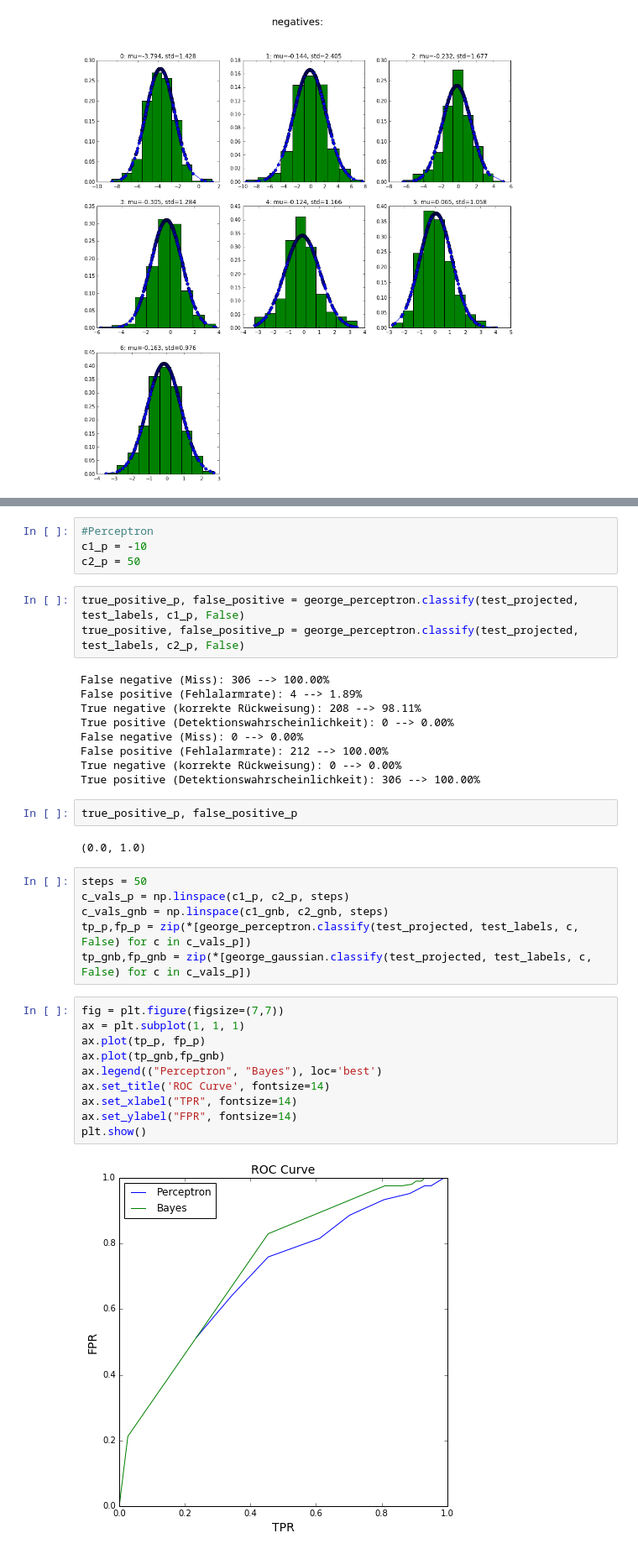
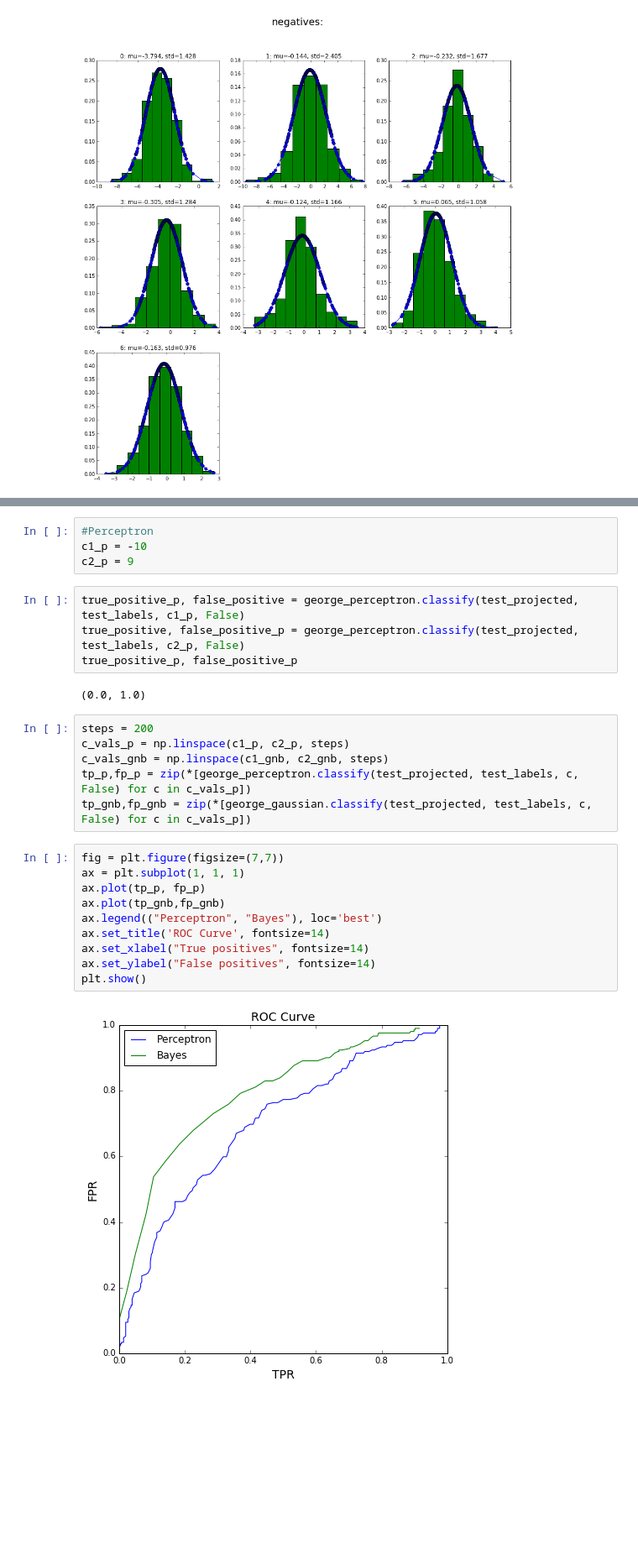
Before and after one commit to mahieke/maschinelles_lernen, a Jupyter notebook: a3/roc.ipynb, the cells around one changed output, grey strips where cells are left out. Shown at 84% size. Saved outputs shown, nothing was run; the diff lists cells and outputs as text; blank space fills up the shorter version.

```diff
--- a/a3/roc.ipynb
+++ b/a3/roc.ipynb
@@ -117,25 +107,15 @@ true_positive_gnb, false_positive_gnb
 # %%
 #Perceptron
 c1_p = -10
-c2_p = 50
+c2_p = 9
 # %%
 true_positive_p, false_positive = george_perceptron.classify(test_projected, test_labels, c1_p, False)
 true_positive, false_positive_p = george_perceptron.classify(test_projected, test_labels, c2_p, False)
+true_positive_p, false_positive_p
 # %% [output]
-False negative (Miss): 306 --> 100.00%
-False positive (Fehlalarmrate): 4 --> 1.89%
-True negative (korrekte Rückweisung): 208 --> 98.11%
-True positive (Detektionswahrscheinlichkeit): 0 --> 0.00%
-False negative (Miss): 0 --> 0.00%
-False positive (Fehlalarmrate): 212 --> 100.00%
-True negative (korrekte Rückweisung): 0 --> 0.00%
-True positive (Detektionswahrscheinlichkeit): 306 --> 100.00%
+(0.0, 1.0)
-# %%
-true_positive_p, false_positive_p
-# %% [output]
-(0.0, 1.0)
 # %%
-steps = 50
+steps = 200
 c_vals_p = np.linspace(c1_p, c2_p, steps)
 c_vals_gnb = np.linspace(c1_gnb, c2_gnb, steps)
 tp_p,fp_p = zip(*[george_perceptron.classify(test_projected, test_labels, c, False) for c in c_vals_p])
@@ -143,12 +123,12 @@ tp_gnb,fp_gnb = zip(*[george_gaussian.classify(test_projected, test_labels, c, F
 # %%
 fig = plt.figure(figsize=(7,7))
 ax = plt.subplot(1, 1, 1)
 ax.plot(tp_p, fp_p)
 ax.plot(tp_gnb,fp_gnb)
 ax.legend(("Perceptron", "Bayes"), loc='best')
 ax.set_title('ROC Curve', fontsize=14)
-ax.set_xlabel("TPR", fontsize=14)
-ax.set_ylabel("FPR", fontsize=14)
+ax.set_xlabel("True positives", fontsize=14)
+ax.set_ylabel("False positives", fontsize=14)
 plt.show()
 # %% [output]
-[figure, old version]
+[figure, new version]
```
Also changed, not shown: parts of 3 cells of this notebook.
